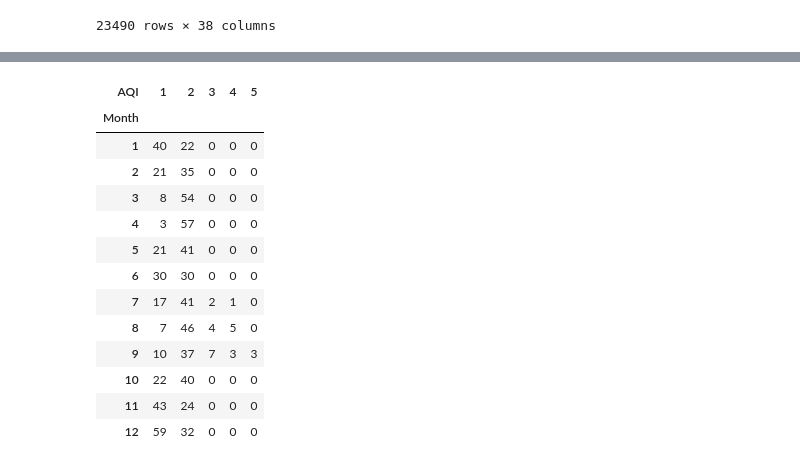
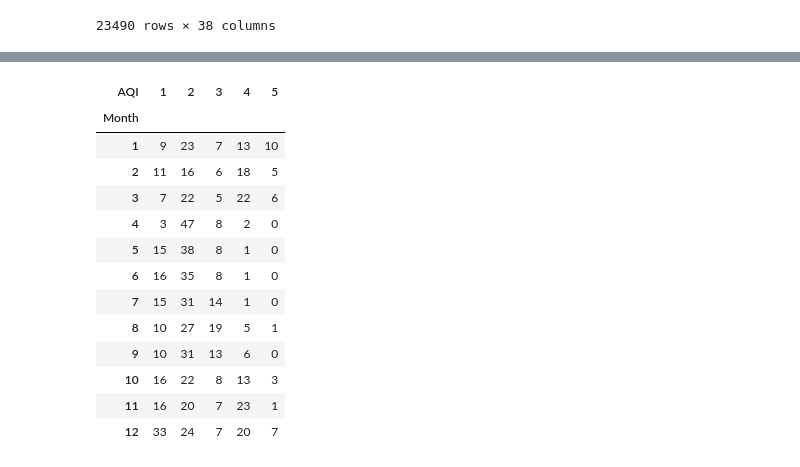
Before and after one commit to ctetreault13/Project-1-Oregon-Fire-and-wheel, a Jupyter notebook: fire data.ipynb, the cells around one changed output, grey strips where cells are left out. Drawn from its saved outputs; the diff is of its cells as text; code cells hidden in the pictures.

```diff
--- a/fire data.ipynb
+++ b/fire data.ipynb
@@ -136,61 +171,54 @@ def get_air_quality_data(api_key, lat, lon, start_epoch, end_epoch):
 
 def extract_air_quality_data(data):
     air_quality_data = []
-    daily_aqi = {}  # To store the sum of AQI values for each day
-    daily_counts = {}  # To store the count of data points for each day
+    daily_max_aqi = {}  # To store the greatest AQI value for each day
+
     for item in data["list"]:
         timestamp = pd.Timestamp.fromtimestamp(item["dt"])
         date = timestamp.date()
         aqi = item["main"]["aqi"]
 
-        # Calculate the sum and count for each day
-        if date in daily_aqi:
-            daily_aqi[date] += aqi
-            daily_counts[date] += 1
+        # Keep track of the greatest AQI value for each day
+        if date in daily_max_aqi:
+            daily_max_aqi[date] = max(daily_max_aqi[date], aqi)
         else:
-            daily_aqi[date] = aqi
-            daily_counts[date] = 1
+            daily_max_aqi[date] = aqi
 
-    # Calculate the average AQI for each day
-    for date in daily_aqi:
-        average_aqi = daily_aqi[date] / daily_counts[date]
-        daily_aqi[date] = math.ceil(average_aqi)
-
+    for date, max_aqi in daily_max_aqi.items():
         air_quality_data.append({
             "Date": date,
             "Year": date.year,
             "Month": date.month,
-            "AQI": daily_aqi[date],
+            "AQI": max_aqi,
         })
+
     return air_quality_data
 
-# Replace the API key, latitude, and longitude with your actual values
-api_key = "2a7b4cc4913b8dfaeb15dacfe2287b16"
-lat = 44.058174  # Bend, Oregon latitude
-lon = -121.315308  # Bend, Oregon longitude
-start_epoch = 1483228800  # January 1, 2017, 00:00:00 UTC
+lat = 45.523064  # Bend, Oregon latitude
+lon = -122.676483  # Bend, Oregon longitude
+start_epoch = 1483228800  # January 1, 2020, 00:00:00 UTC
 end_epoch = 1672435199  # December 31, 2022, 23:59:59 UTC
 
 data = get_air_quality_data(api_key, lat, lon, start_epoch, end_epoch)
 bend_air_quality_data = extract_air_quality_data(data)
 bend_df = pd.DataFrame(bend_air_quality_data)
 
 # Group data by Month and AQI, and calculate the count for each combination
 monthly_aqi_counts = bend_df.groupby(['Month', 'AQI']).size().unstack(fill_value=0)
 
 monthly_aqi_counts
 # %% [output]
 | AQI | 1 | 2 | 3 | 4 | 5 |
 | Month |  |  |  |  |  |
-| 1 | 40 | 22 | 0 | 0 | 0 |
-| 2 | 21 | 35 | 0 | 0 | 0 |
-| 3 | 8 | 54 | 0 | 0 | 0 |
-| 4 | 3 | 57 | 0 | 0 | 0 |
-| 5 | 21 | 41 | 0 | 0 | 0 |
-| 6 | 30 | 30 | 0 | 0 | 0 |
-| 7 | 17 | 41 | 2 | 1 | 0 |
-| 8 | 7 | 46 | 4 | 5 | 0 |
-| 9 | 10 | 37 | 7 | 3 | 3 |
-| 10 | 22 | 40 | 0 | 0 | 0 |
-| 11 | 43 | 24 | 0 | 0 | 0 |
-| 12 | 59 | 32 | 0 | 0 | 0 |
+| 1 | 9 | 23 | 7 | 13 | 10 |
+| 2 | 11 | 16 | 6 | 18 | 5 |
+| 3 | 7 | 22 | 5 | 22 | 6 |
+| 4 | 3 | 47 | 8 | 2 | 0 |
+| 5 | 15 | 38 | 8 | 1 | 0 |
+| 6 | 16 | 35 | 8 | 1 | 0 |
+| 7 | 15 | 31 | 14 | 1 | 0 |
+| 8 | 10 | 27 | 19 | 5 | 1 |
+| 9 | 10 | 31 | 13 | 6 | 0 |
+| 10 | 16 | 22 | 8 | 13 | 3 |
+| 11 | 16 | 20 | 7 | 23 | 1 |
+| 12 | 33 | 24 | 7 | 20 | 7 |
```
Also changed, not shown: parts of 7 cells of this notebook.
